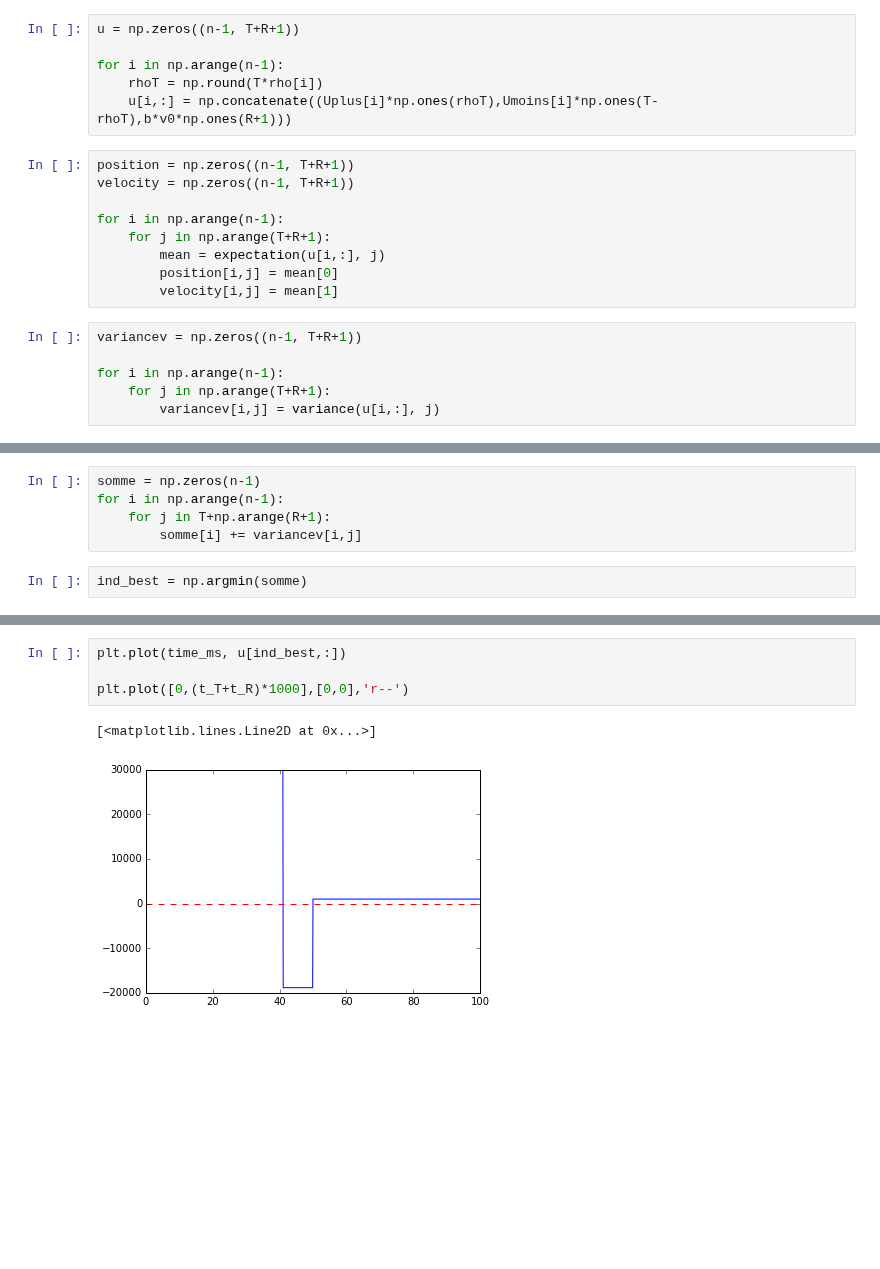
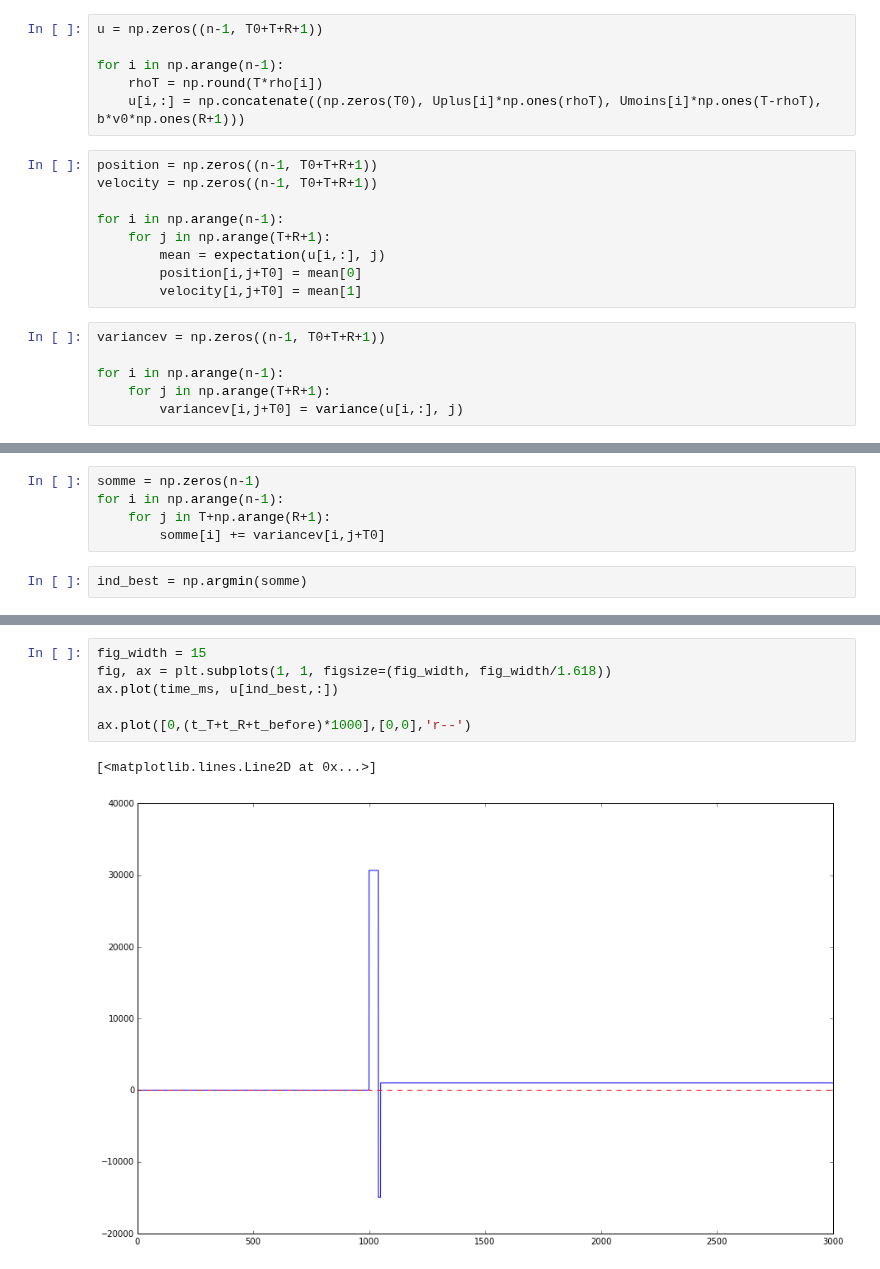
Before and after one commit to AnaideT/OptimalPrecision, a Jupyter notebook: 2017-07-11 Asymmetrical bang-bang and pursuit.ipynb, the cells around one changed output, grey strips where cells are left out. Cells and saved outputs as stored; diff of their text form; blank space fills up the shorter version.

```diff
--- a/2017-07-11 Asymmetrical bang-bang and pursuit.ipynb
+++ b/2017-07-11 Asymmetrical bang-bang and pursuit.ipynb
@@ -181,24 +162,24 @@ array([ 45004.79287106,  44603.08523716,  44209.73478392,  43824.49986042,
 # %%
-u = np.zeros((n-1, T+R+1))
+u = np.zeros((n-1, T0+T+R+1))
 
 for i in np.arange(n-1):
     rhoT = np.round(T*rho[i])
-    u[i,:] = np.concatenate((Uplus[i]*np.ones(rhoT),Umoins[i]*np.ones(T-rhoT),b*v0*np.ones(R+1)))
+    u[i,:] = np.concatenate((np.zeros(T0), Uplus[i]*np.ones(rhoT), Umoins[i]*np.ones(T-rhoT), b*v0*np.ones(R+1)))
 # %%
-position = np.zeros((n-1, T+R+1))
-velocity = np.zeros((n-1, T+R+1))
+position = np.zeros((n-1, T0+T+R+1))
+velocity = np.zeros((n-1, T0+T+R+1))
 
 for i in np.arange(n-1):
     for j in np.arange(T+R+1):
         mean = expectation(u[i,:], j)
-        position[i,j] = mean[0]
-        velocity[i,j] = mean[1]
+        position[i,j+T0] = mean[0]
+        velocity[i,j+T0] = mean[1]
 # %%
-variancev = np.zeros((n-1, T+R+1))
+variancev = np.zeros((n-1, T0+T+R+1))
 
 for i in np.arange(n-1):
     for j in np.arange(T+R+1):
-        variancev[i,j] = variance(u[i,:], j)
+        variancev[i,j+T0] = variance(u[i,:], j)
 # %%
 fig_width = 15
 fig, ax = plt.subplots(1, 1, figsize=(fig_width, fig_width/1.618))
@@ -231,7 +212,7 @@ for i in np.arange(n-1):
 somme = np.zeros(n-1)
 for i in np.arange(n-1):
     for j in T+np.arange(R+1):
-        somme[i] += variancev[i,j]
+        somme[i] += variancev[i,j+T0]
 # %%
 ind_best = np.argmin(somme)
 # %%
@@ -241,7 +222,9 @@ rho[ind_best]
 # %%
-plt.plot(time_ms, u[ind_best,:])
+fig_width = 15
+fig, ax = plt.subplots(1, 1, figsize=(fig_width, fig_width/1.618))
+ax.plot(time_ms, u[ind_best,:])
 
-plt.plot([0,(t_T+t_R)*1000],[0,0],'r--')
+ax.plot([0,(t_T+t_R+t_before)*1000],[0,0],'r--')
 # %% [output]
 [<matplotlib.lines.Line2D at 0x...>]
-[figure, old version]
+[figure, new version]
```
Also changed, not shown: parts of 16 cells of this notebook, 2 other files.
